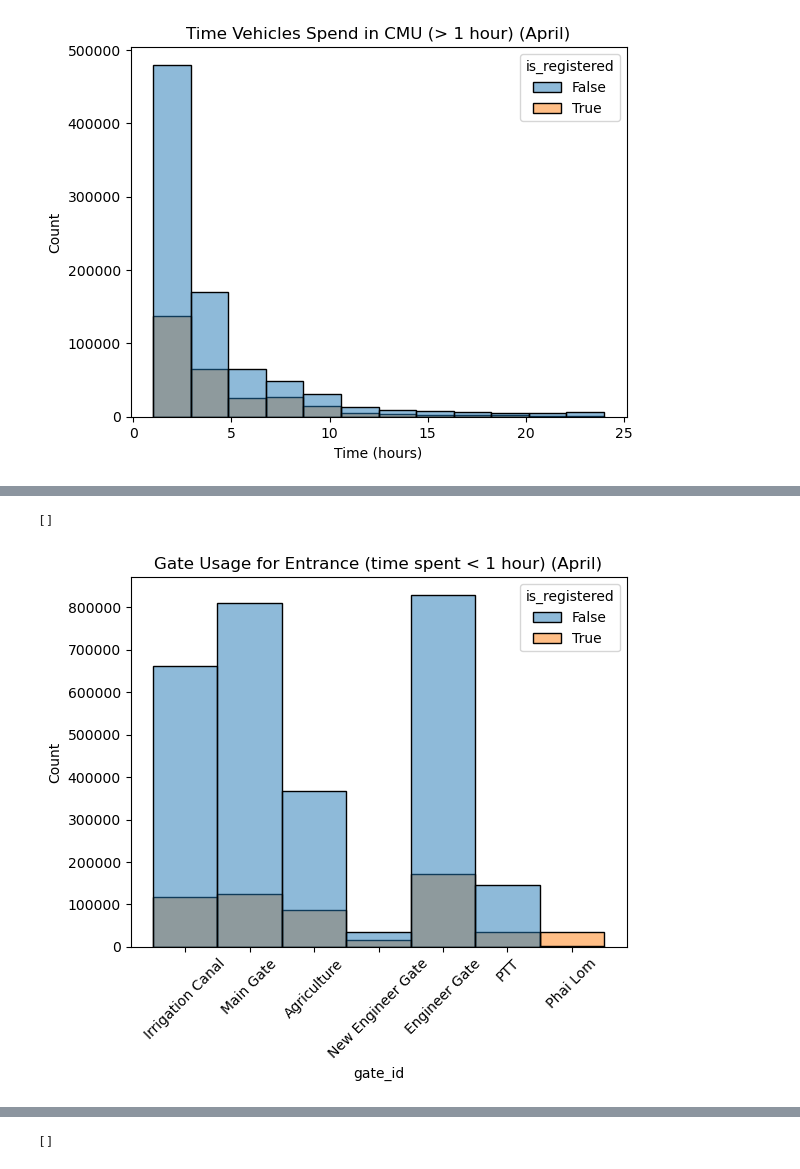
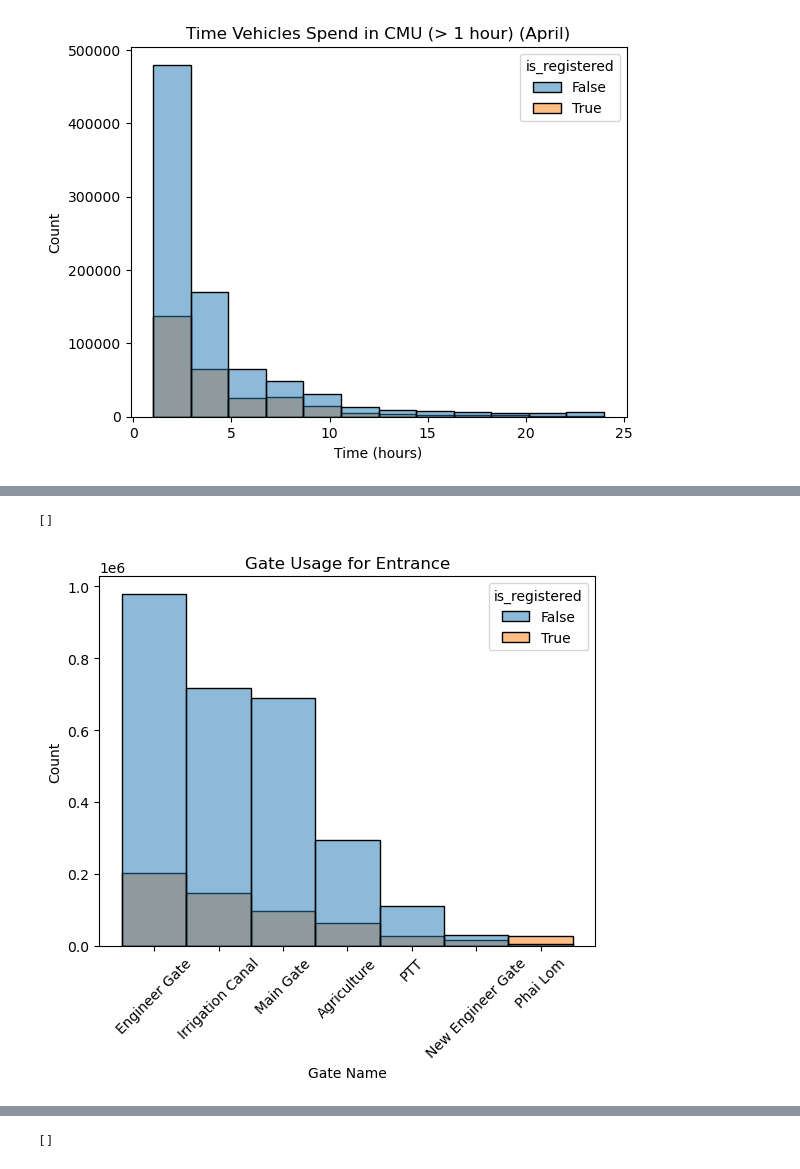
Before and after one commit to TanatPi/CMU_DS_Programing_term_project, a Jupyter notebook: cmu-vehicle-project-entrance.ipynb, the cells around one changed output, grey strips where cells are left out. Drawn from its saved outputs; the diff is of its cells as text; code cells hidden in the pictures.

```diff
--- a/cmu-vehicle-project-entrance.ipynb
+++ b/cmu-vehicle-project-entrance.ipynb
@@ -189,8 +201,12 @@ plt.plot()
+# %%
+gates = ['Engineer Gate','Irrigation Canal','Main Gate','Agriculture','PTT','New Engineer Gate','Phai Lom']
+exitdf['gate_id']=pd.Categorical(exitdf['gate_id'],gates)
 # %%
-plot = sns.histplot(data = enterdf[(entrydf['timediff'] < 1) & (entrydf['timediff'] > 0)], x = 'gate_id',hue = 'is_registered', bins = 12)
-plt.title('Gate Usage for Entrance (time spent < 1 hour) (April)')
+plot = sns.histplot(data = exitdf[(entrydf['timediff'] < 1) & (entrydf['timediff'] > 0)], x = 'gate_id',hue = 'is_registered', bins = 12)
+plt.title('Gate Usage for Entrance')
+plt.xlabel('Gate Name')
 plt.setp(plot.get_xticklabels(), rotation=45)
 plt.plot()
 # %% [output]
 []
-[figure, old version]
+[figure, new version]
```
Also changed, not shown: parts of 3 cells of this notebook.
